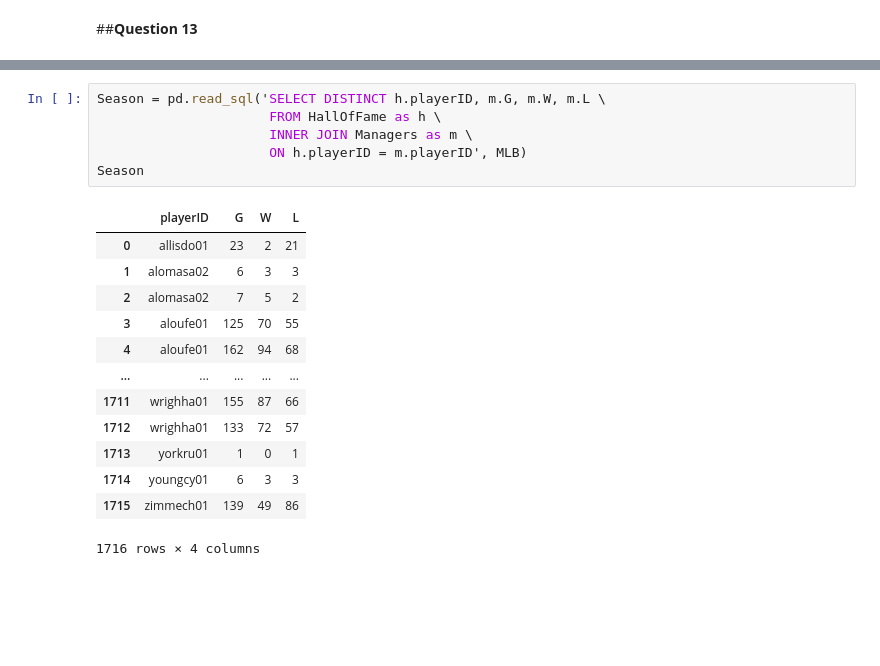
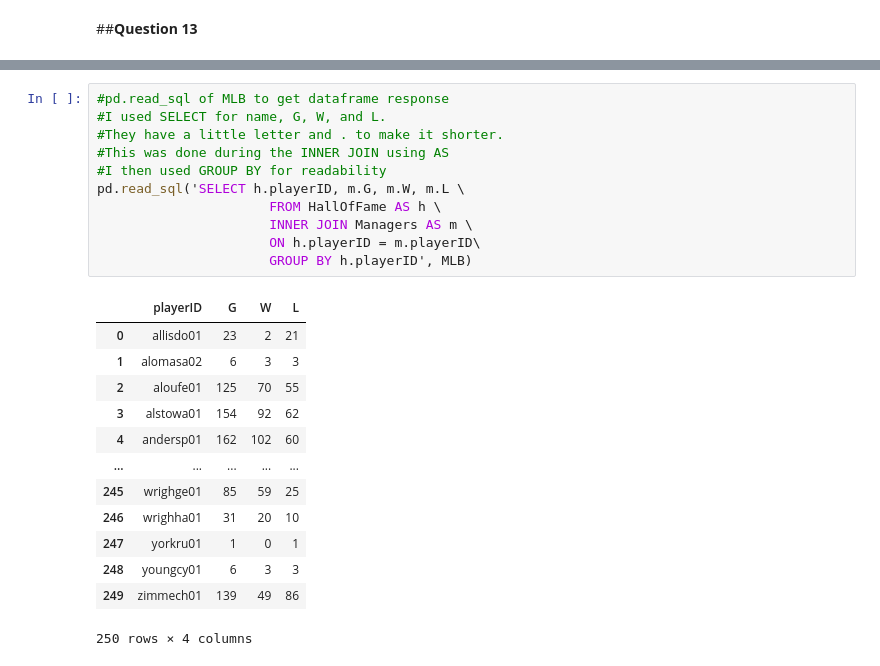
Before and after one commit to Feznix/Stats-554, a Jupyter notebook: Homework_5.ipynb, the cells around one changed output, grey strips where cells are left out. Saved outputs shown, nothing was run; the diff lists cells and outputs as text; blank space fills up the shorter version.

```diff
--- a/Homework_5.ipynb
+++ b/Homework_5.ipynb
@@ -257,21 +293,26 @@ len(Famemanage)
 # %%
-Season = pd.read_sql('SELECT DISTINCT h.playerID, m.G, m.W, m.L \
-                      FROM HallOfFame as h \
-                      INNER JOIN Managers as m \
-                      ON h.playerID = m.playerID', MLB)
-Season
+#pd.read_sql of MLB to get dataframe response
+#I used SELECT for name, G, W, and L.
+#They have a little letter and . to make it shorter.
+#This was done during the INNER JOIN using AS
+#I then used GROUP BY for readability
+pd.read_sql('SELECT h.playerID, m.G, m.W, m.L \
+                      FROM HallOfFame AS h \
+                      INNER JOIN Managers AS m \
+                      ON h.playerID = m.playerID\
+                      GROUP BY h.playerID', MLB)
 # %% [output]
 |  | playerID | G | W | L |
 | 0 | allisdo01 | 23 | 2 | 21 |
 | 1 | alomasa02 | 6 | 3 | 3 |
-| 2 | alomasa02 | 7 | 5 | 2 |
-| 3 | aloufe01 | 125 | 70 | 55 |
-| 4 | aloufe01 | 162 | 94 | 68 |
+| 2 | aloufe01 | 125 | 70 | 55 |
+| 3 | alstowa01 | 154 | 92 | 62 |
+| 4 | andersp01 | 162 | 102 | 60 |
 | ... | ... | ... | ... | ... |
-| 1711 | wrighha01 | 155 | 87 | 66 |
-| 1712 | wrighha01 | 133 | 72 | 57 |
-| 1713 | yorkru01 | 1 | 0 | 1 |
-| 1714 | youngcy01 | 6 | 3 | 3 |
-| 1715 | zimmech01 | 139 | 49 | 86 |
+| 245 | wrighge01 | 85 | 59 | 25 |
+| 246 | wrighha01 | 31 | 20 | 10 |
+| 247 | yorkru01 | 1 | 0 | 1 |
+| 248 | youngcy01 | 6 | 3 | 3 |
+| 249 | zimmech01 | 139 | 49 | 86 |
-1716 rows × 4 columns
+250 rows × 4 columns
 # %%
```
Also changed, not shown: parts of 16 cells of this notebook.
